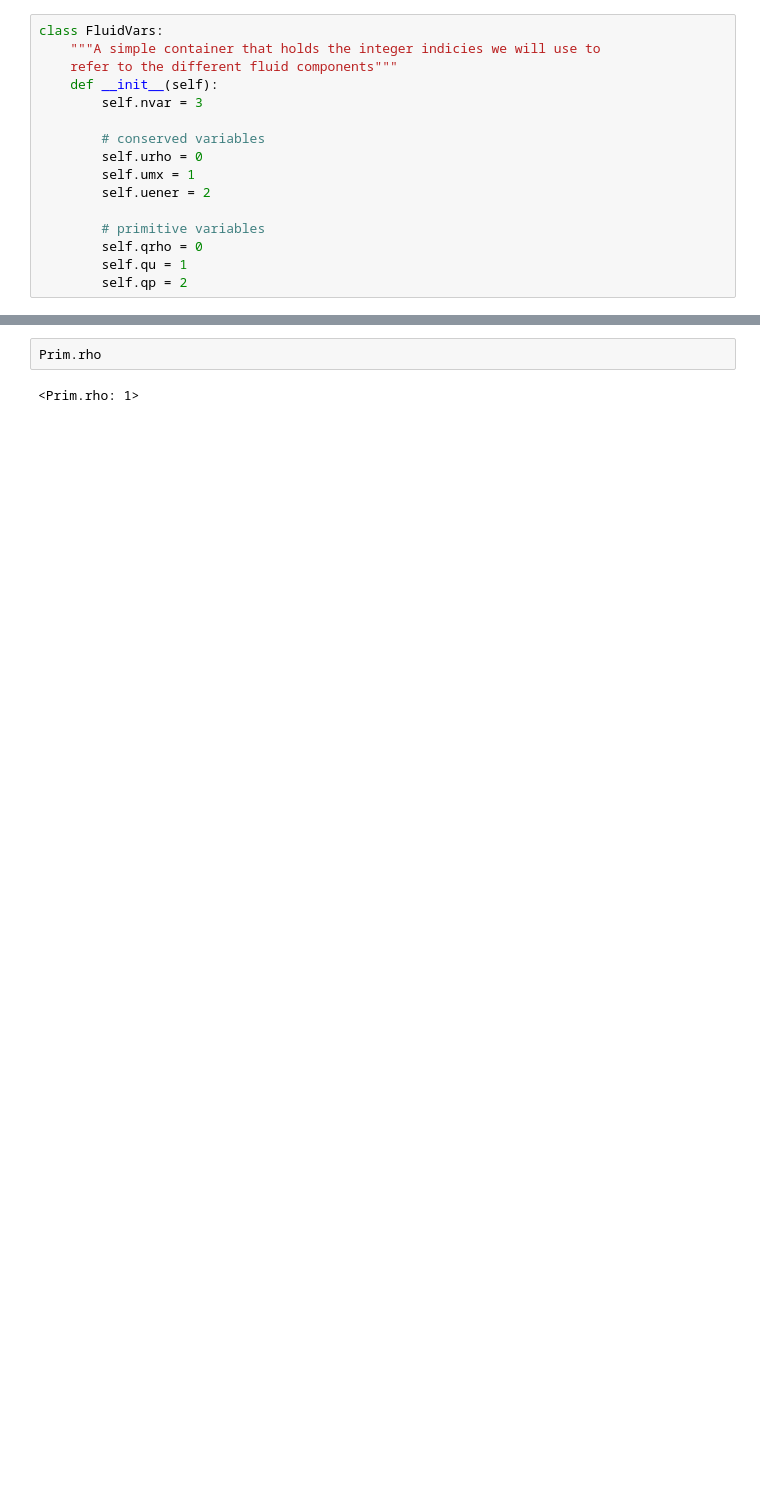
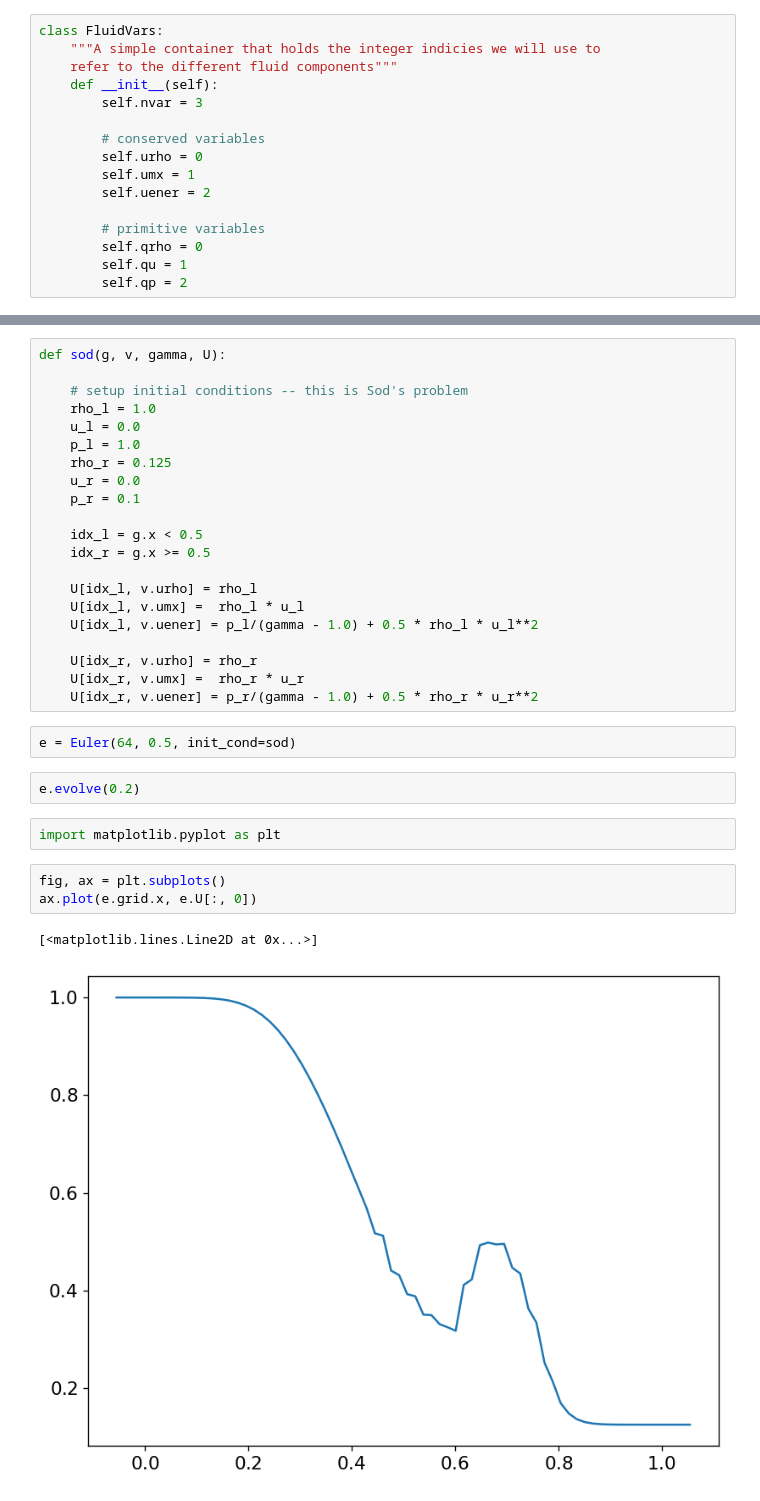
Before and after one commit to python-hydro/ppmpy, a Jupyter notebook: ppmpy/euler.ipynb, the cells around one changed output, grey strips where cells are left out. Drawn from its saved outputs; the diff is of its cells as text; blank space fills up the shorter version.

```diff
--- a/ppmpy/euler.ipynb
+++ b/ppmpy/euler.ipynb
@@ -79,4 +190,33 @@ NameError: name 'rho' is not defined
-# %%
-Prim.rho
-# %% [output]
-<Prim.rho: 1>
+# %%
+def sod(g, v, gamma, U):
+
+    # setup initial conditions -- this is Sod's problem
+    rho_l = 1.0
+    u_l = 0.0
+    p_l = 1.0
+    rho_r = 0.125
+    u_r = 0.0
+    p_r = 0.1
+
+    idx_l = g.x < 0.5
+    idx_r = g.x >= 0.5
+
+    U[idx_l, v.urho] = rho_l
+    U[idx_l, v.umx] =  rho_l * u_l
+    U[idx_l, v.uener] = p_l/(gamma - 1.0) + 0.5 * rho_l * u_l**2
+
+    U[idx_r, v.urho] = rho_r
+    U[idx_r, v.umx] =  rho_r * u_r
+    U[idx_r, v.uener] = p_r/(gamma - 1.0) + 0.5 * rho_r * u_r**2
+# %%
+e = Euler(64, 0.5, init_cond=sod)
+# %%
+e.evolve(0.2)
+# %%
+import matplotlib.pyplot as plt
+# %%
+fig, ax = plt.subplots()
+ax.plot(e.grid.x, e.U[:, 0])
+# %% [output]
+[<matplotlib.lines.Line2D at 0x...>]
+[figure, added]
```
Also changed, not shown: parts of 3 cells of this notebook, 1 other file.
